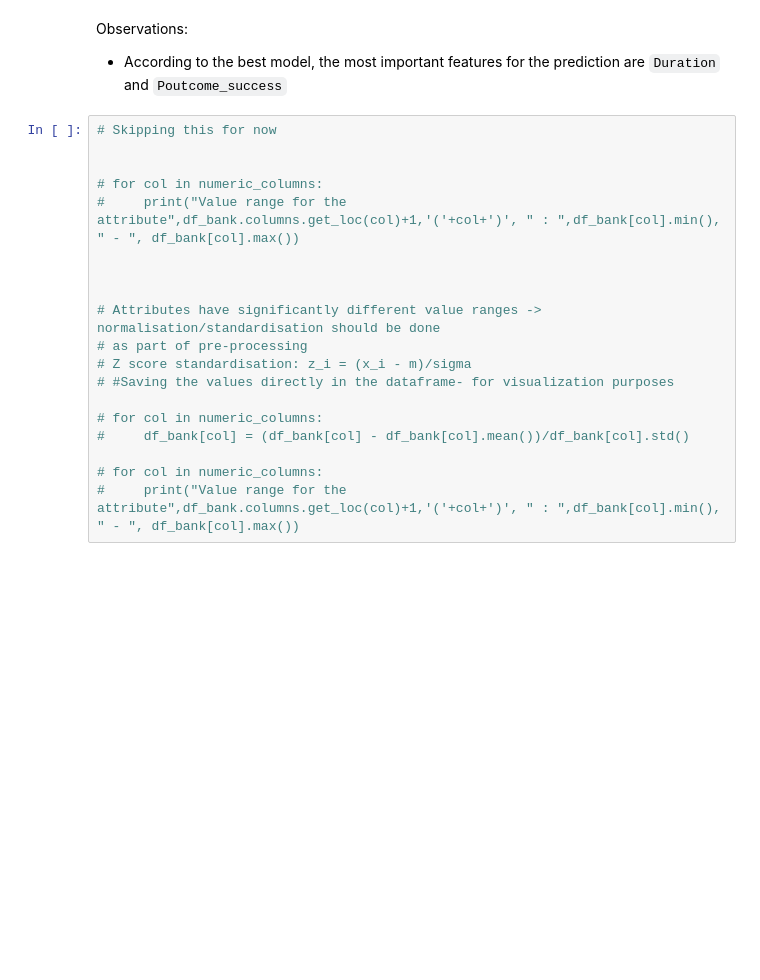
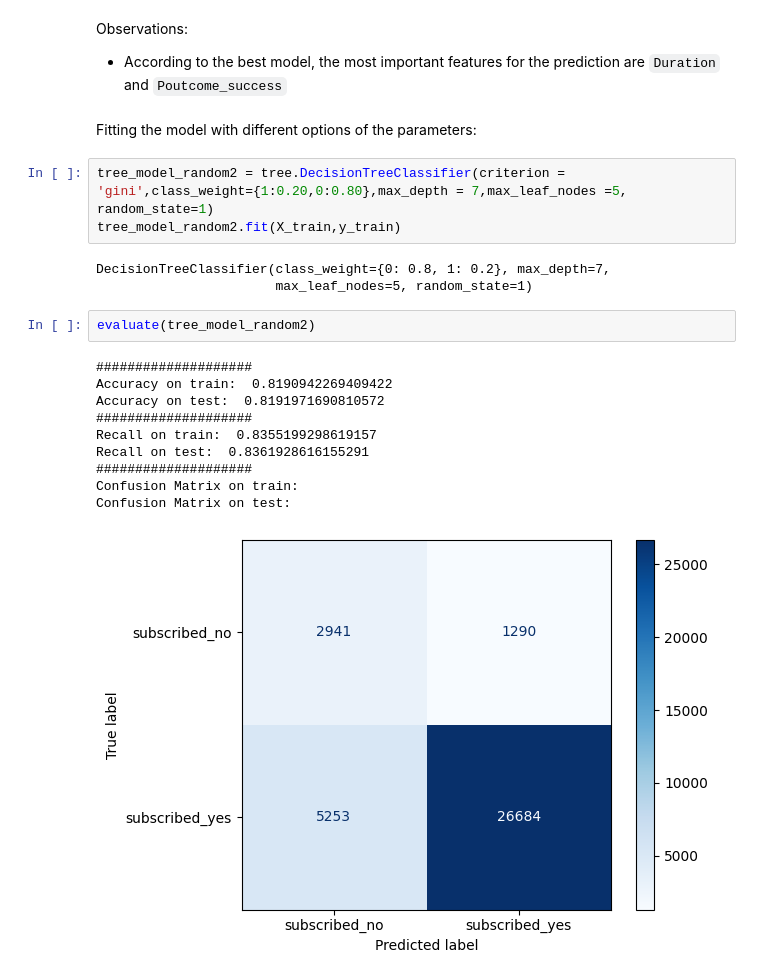
Before and after one commit to nadiaverdha/MachineLearningEx1, a Jupyter notebook: Ex1_bank.ipynb, the cells around one changed output. Saved outputs shown, nothing was run; the diff lists cells and outputs as text; blank space fills up the shorter version.

```diff
--- a/Ex1_bank.ipynb
+++ b/Ex1_bank.ipynb
@@ -637,22 +612,24 @@ plt.show()
 Observations:
 
 - According to the best model, the most important features for the prediction are `Duration` and `Poutcome_success`
-# %%
-# Skipping this for now
-
-
-# for col in numeric_columns:
-#     print("Value range for the attribute",df_bank.columns.get_loc(col)+1,'('+col+')', " : ",df_bank[col].min(), " - ", df_bank[col].max())
-
-
-
-# Attributes have significantly different value ranges -> normalisation/standardisation should be done
-# as part of pre-processing
-# Z score standardisation: z_i = (x_i - m)/sigma
-# #Saving the values directly in the dataframe- for visualization purposes
-
-# for col in numeric_columns:
-#     df_bank[col] = (df_bank[col] - df_bank[col].mean())/df_bank[col].std()
-
-# for col in numeric_columns:
-#     print("Value range for the attribute",df_bank.columns.get_loc(col)+1,'('+col+')', " : ",df_bank[col].min(), " - ", df_bank[col].max())
+# %% [markdown]
+Fitting the model with different options of the parameters:
+# %%
+tree_model_random2 = tree.DecisionTreeClassifier(criterion = 'gini',class_weight={1:0.20,0:0.80},max_depth = 7,max_leaf_nodes =5,  random_state=1)
+tree_model_random2.fit(X_train,y_train)
+# %% [output]
+DecisionTreeClassifier(class_weight={0: 0.8, 1: 0.2}, max_depth=7,
+                       max_leaf_nodes=5, random_state=1)
+# %%
+evaluate(tree_model_random2)
+# %% [output]
+####################
+Accuracy on train:  0.8190942269409422
+Accuracy on test:  0.8191971690810572
+####################
+Recall on train:  0.8355199298619157
+Recall on test:  0.8361928616155291
+####################
+Confusion Matrix on train:
+Confusion Matrix on test:
+[figure, added]
```
Also changed, not shown: parts of 34 cells of this notebook.
